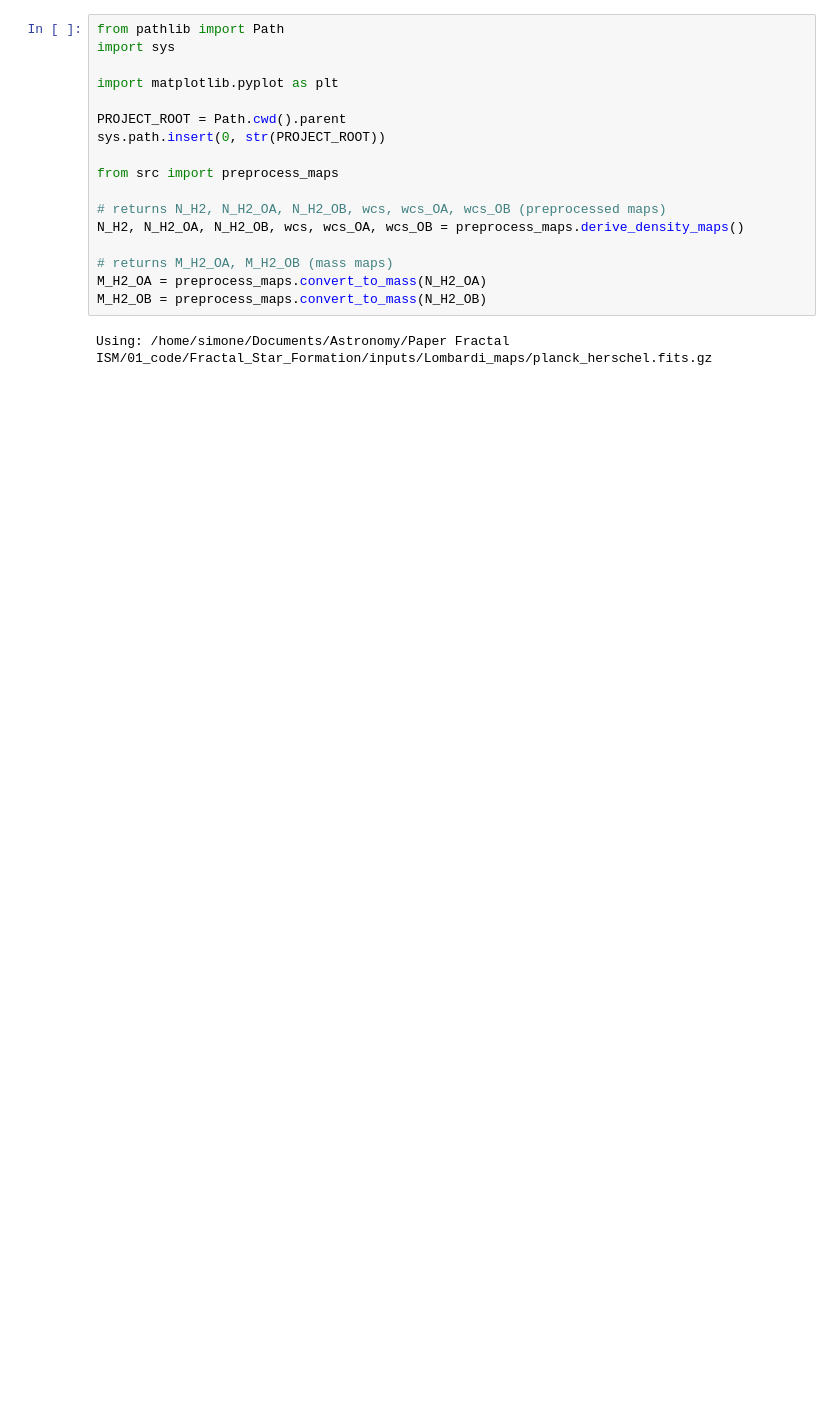
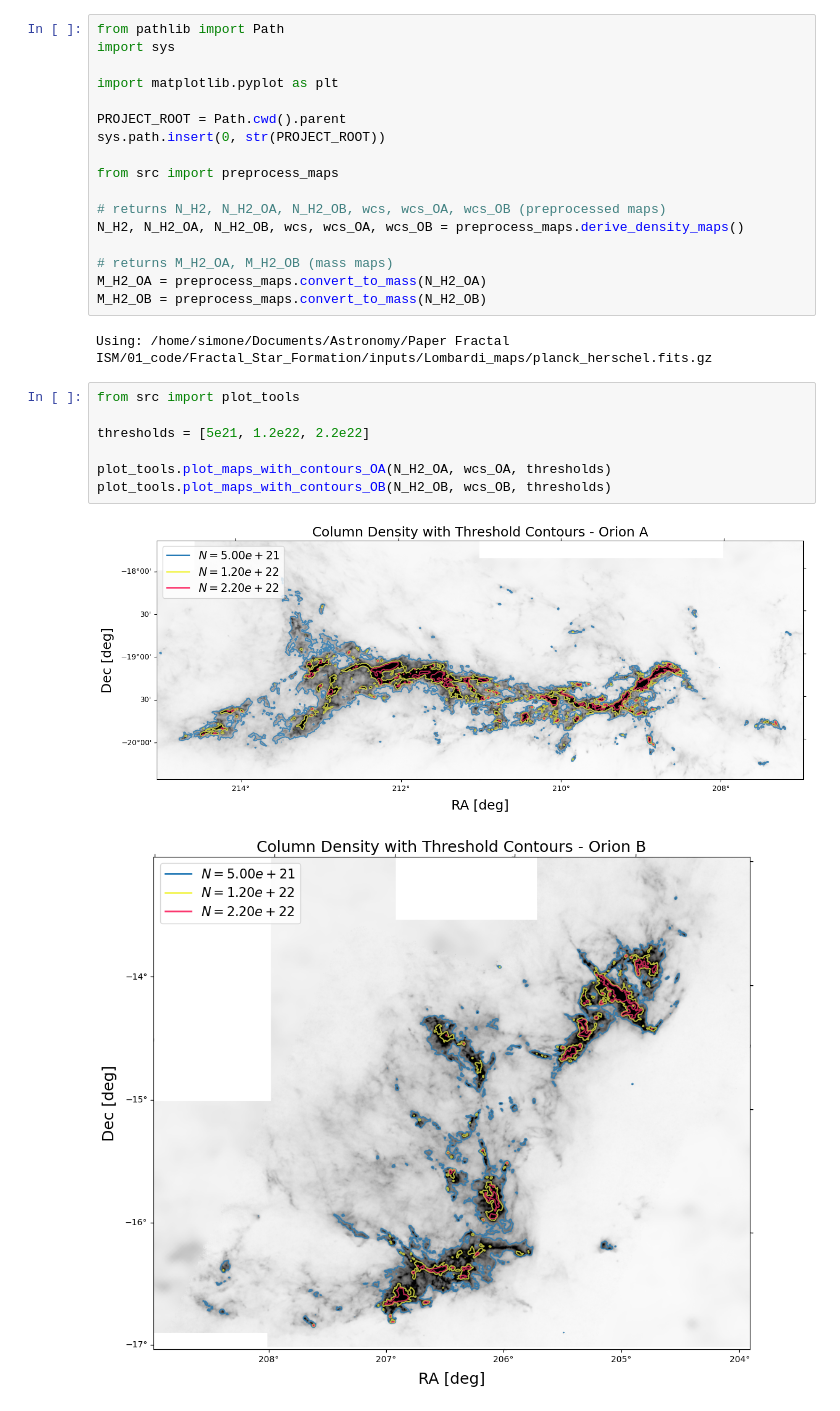
Before and after one commit to SimoneSped/Fractal_Star_Formation, a Jupyter notebook: notebooks/NB03_plot_maps.ipynb, the cells around one changed output. Cells and saved outputs as stored; diff of their text form; blank space fills up the shorter version.

```diff
--- a/notebooks/NB03_plot_maps.ipynb
+++ b/notebooks/NB03_plot_maps.ipynb
@@ -17,4 +17,14 @@ M_H2_OA = preprocess_maps.convert_to_mass(N_H2_OA)
 M_H2_OB = preprocess_maps.convert_to_mass(N_H2_OB)
 # %% [output]
 Using: /home/simone/Documents/Astronomy/Paper Fractal ISM/01_code/Fractal_Star_Formation/inputs/Lombardi_maps/planck_herschel.fits.gz
+# %%
+from src import plot_tools
+
+thresholds = [5e21, 1.2e22, 2.2e22]
+
+plot_tools.plot_maps_with_contours_OA(N_H2_OA, wcs_OA, thresholds)
+plot_tools.plot_maps_with_contours_OB(N_H2_OB, wcs_OB, thresholds)
+# %% [output]
+[figure, added]
+[figure, added]
 # %%
```
Also changed, not shown: parts of 1 cell of this notebook, 9 other files.
